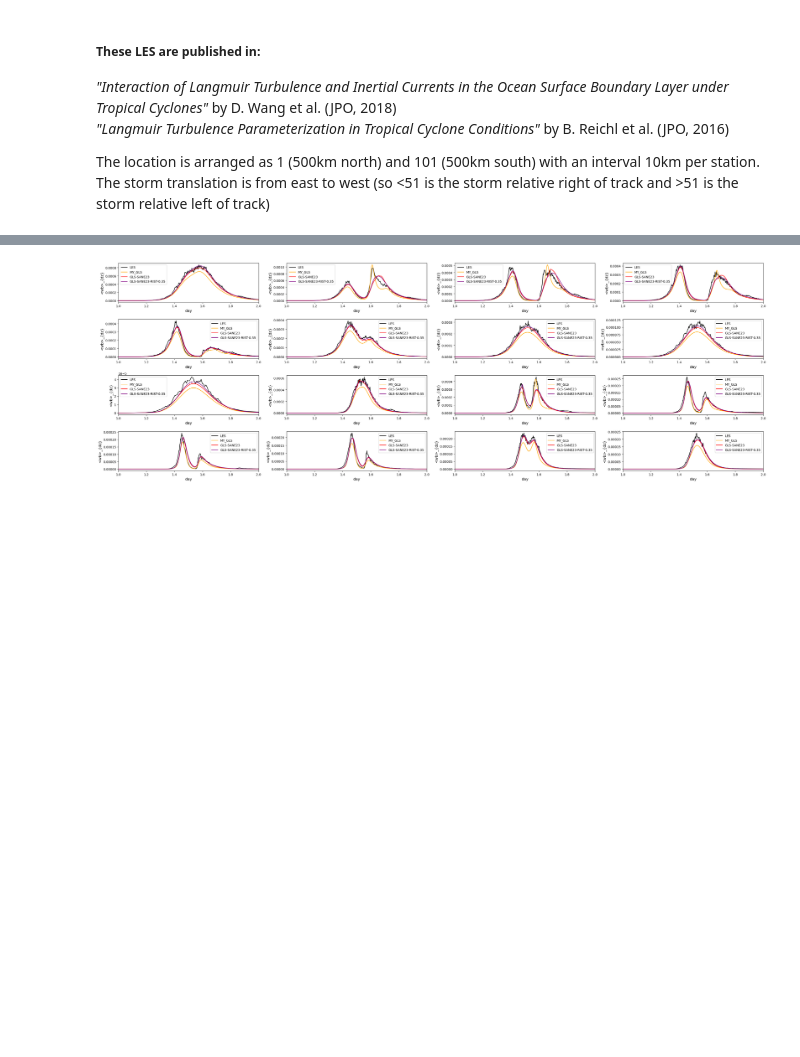
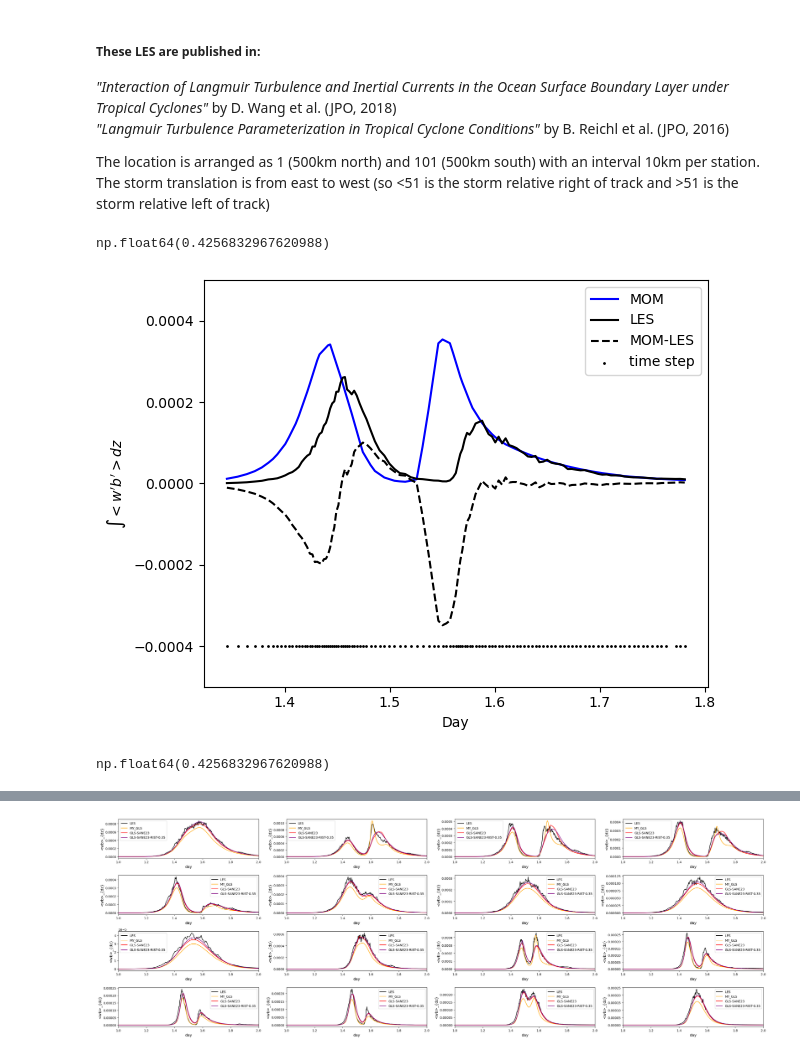
Before and after one commit to mrozowskamartaa/MOM6_SCM_Hurr, a Jupyter notebook: analysis/Compare_MOM_to_LES.ipynb, the cells around one changed output, grey strips where cells are left out. Cells and saved outputs as stored; diff of their text form; code cells hidden in the pictures; blank space fills up the shorter version.

```diff
--- a/analysis/Compare_MOM_to_LES.ipynb
+++ b/analysis/Compare_MOM_to_LES.ipynb
@@ -153,0 +159,6 @@ else:
+# %%
+test_ds_mom = MOMDataRetriever().retreive_data(
+    case_name=mom_cases_dict[type_][case],
+    exp_name=mom_exp,
+    case_dir=MOM_dirs
+)
@@ -153,0 +171,52 @@ else:
+# %%
+test_ds_les = LESDataRetriever().retreive_data(
+    case_name=les_cases_dict[type_][case],
+    exp_name="",
+    case_dir=LES_dirs
+)
+# %%
+interpolate_and_quantify_timeseries_difference(
+    sample_data_dict=test_ds_mom,
+    target_data_dict=test_ds_les,
+    variable='M',
+    mask=True
+)
+# %% [output]
+np.float64(0.4256832967620988)
+# %%
+# Your three datasets
+time1, data1 = test_ds_mom['time'], test_ds_mom['M']
+time2, data2 = test_ds_les['time'], test_ds_les['M']
+time3, data3 = test_ds_gotm['time'], test_ds_gotm['M']
+
+# Upsample data1 to match time2
+data1_interp = np.interp(time2, time1, data1)
+
+# Downsample data3 to match time2
+data3_interp = np.interp(time2, time3, data3)
+
+# Now all three are on the same time grid
+# %%
+day_2_mask = np.where(np.logical_or(data2 > 0.00001, data1_interp > 0.00001))
+# %%
+# plt.plot(time3, data3)
+plt.plot(time2[day_2_mask], data1_interp[day_2_mask], label="MOM", color="blue")
+plt.plot(time2[day_2_mask], data2[day_2_mask], label="LES", color="black")
+plt.plot(time2[day_2_mask], data2[day_2_mask]-data1_interp[day_2_mask], label="MOM-LES", color="black", linestyle="dashed")
+plt.scatter(time2[day_2_mask], -0.0004*np.ones(len(time2[day_2_mask])), s=1, color="black", label="time step")
+
+plt.xlabel("Day")
+plt.ylabel(r"$\int <w'b'> dz$")
+plt.legend()
+
+plt.ylim(-0.0005, 0.0005)
+
+plt.tight_layout()
+
+plt.savefig(f"figures/case_{case}_M_timeseries_MOM-LES.png", dpi=300)
+# %% [output]
+[figure, added]
+# %%
+np.sqrt(np.mean((data1_interp[day_2_mask]-data2[day_2_mask])**2)) / (max(data2[day_2_mask])-min(data2[day_2_mask]))
+# %% [output]
+np.float64(0.4256832967620988)
```
Also changed, not shown: parts of 7 cells of this notebook, 2 other files.
